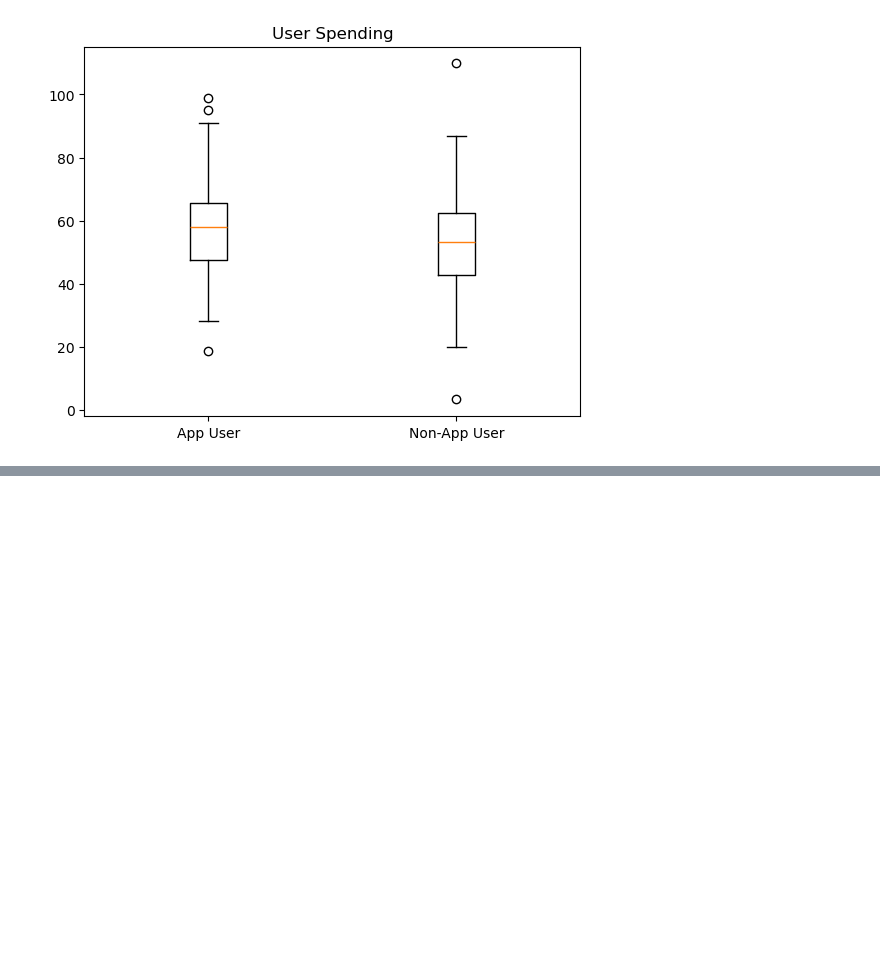
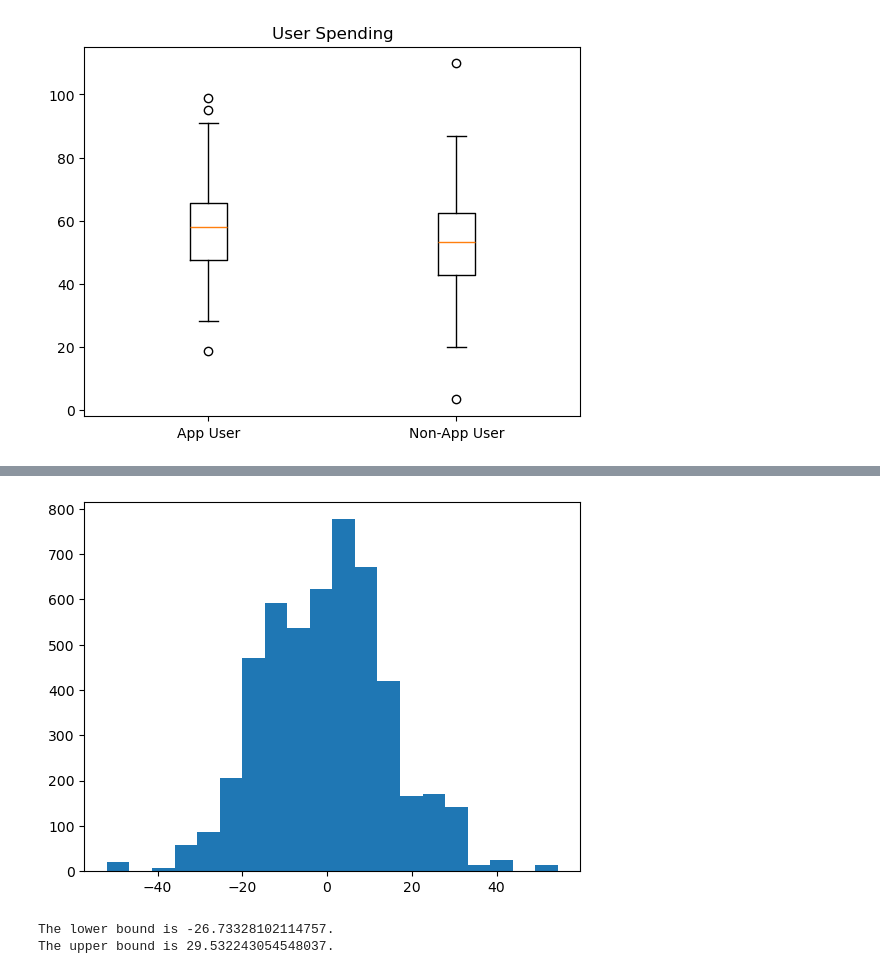
Before and after one commit to shifflettmb-1/case_study_loyalty_app, a Jupyter notebook: loyalty.ipynb, the cells around one changed output, grey strips where cells are left out. Cells and saved outputs as stored; diff of their text form; code cells hidden in the pictures; blank space fills up the shorter version.

```diff
--- a/loyalty.ipynb
+++ b/loyalty.ipynb
@@ -68,0 +156,21 @@ plt.show()
+# %%
+# Mean Difference
+sample_mean = []
+for i in range(5000):
+    sample = np.random.choice(spend_df['spend'], size=1, replace=True)
+    mn_avg = np.mean(sample)
+    sample_mean.append(mn_avg - spend_df['spend'].mean())
+plt.hist(sample_mean, bins=20)
+plt.show()
+# %% [output]
+[figure, added]
+# %%
+#95% confidence interval for Mean Difference
+sample_upper = np.percentile(sample_mean, 97.5)
+sample_lower = np.percentile(sample_mean, 2.5)
+sample_mean = pd.Series(sample_mean)
+sample_confidence_interval = sample_mean[(sample_mean == sample_upper) & (sample_mean == sample_lower)]
+print(f"The lower bound is {sample_lower}.\nThe upper bound is {sample_upper}.")
+# %% [output]
+The lower bound is -26.73328102114757.
+The upper bound is 29.532243054548037.
```
Also changed, not shown: parts of 18 cells of this notebook.
